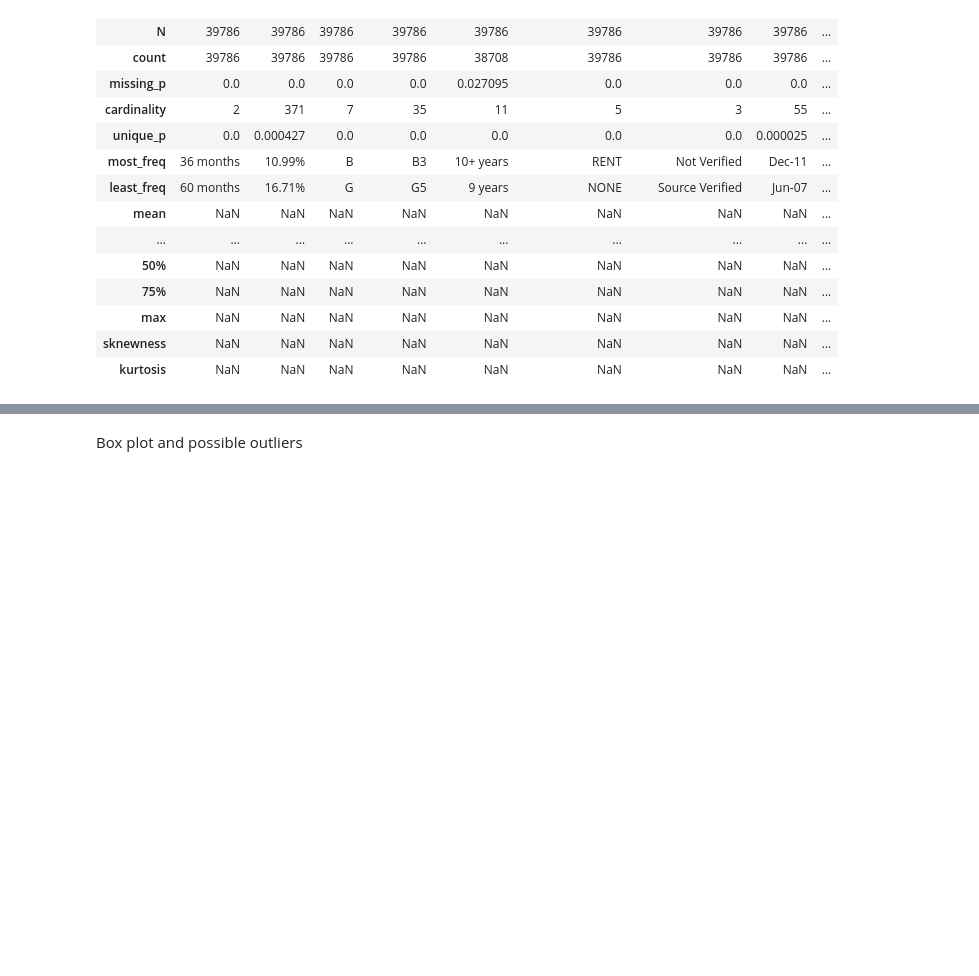
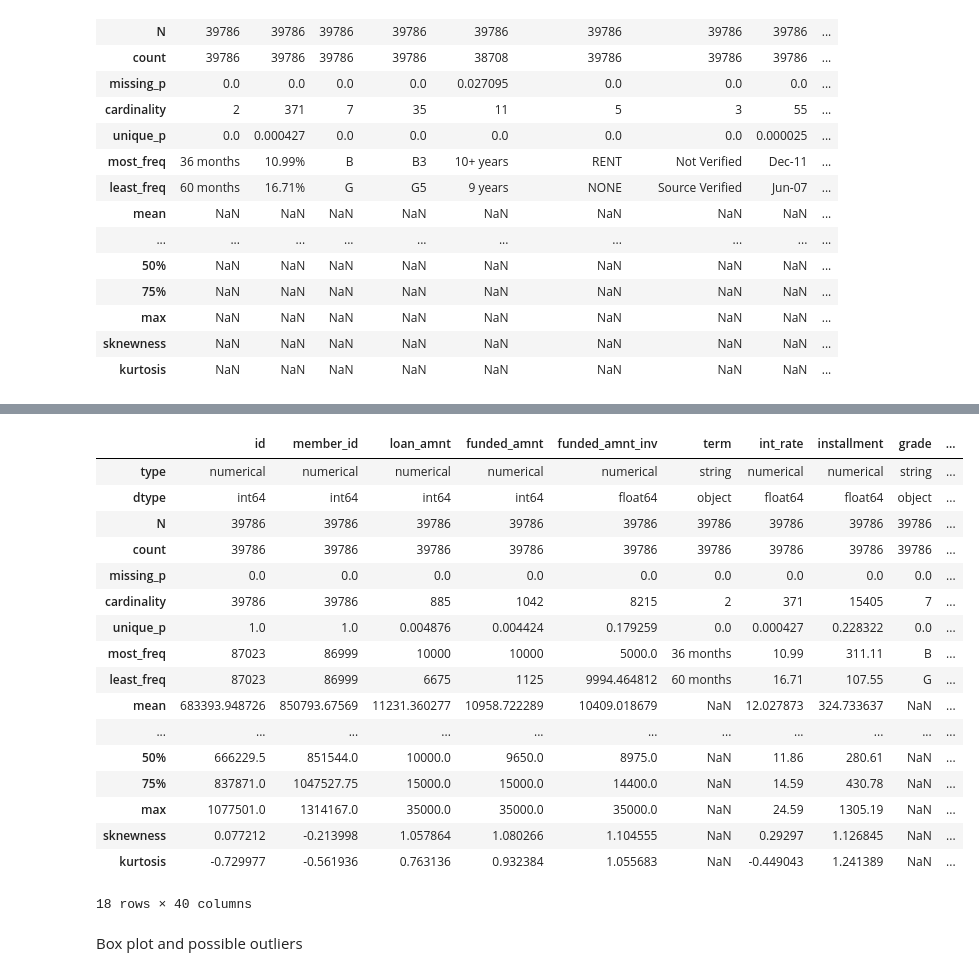
Before and after one commit to fredjgermain/transformation_tp1, a Jupyter notebook: tp1_0.ipynb, the cells around one changed output, grey strips where cells are left out. Drawn from its saved outputs; the diff is of its cells as text; code cells hidden in the pictures; blank space fills up the shorter version.

Commit message:
cleaning & imputation, mostly conversion of percentage and dates

```diff
--- a/tp1_0.ipynb
+++ b/tp1_0.ipynb
@@ -116,17 +115,23 @@ TRANSFORMATIONS
 # %%
 
-df = df_data.copy()
-
-# ! convert percentage int_rate, revol_util
-df['int_rate_'] = convert_percentage(df['int_rate'])
-df['revol_util_'] = convert_percentage(df['revol_util'])
-df['revol_util_']
-
-# ! convert dates last_pymnt_d, last_credit_pull_d, earliest_cr_line, issue_d
-date_varnames = ['last_pymnt_d', 'last_credit_pull_d', 'earliest_cr_line', 'issue_d']
-for c in date_varnames:
-	df[f"_{c}"] = convert_date(df[c])
+df_transformed = df_data.drop(columns=varname_cardinality_1).copy()
 
 
-# ? d1, d2 = df_data[f"_last_pymnt_d"], df_data[f"_earliest_cr_line"]
-# ? delta_month(d1, d2)
+imput_mapper:Dict[str, Callable[[pd.DataFrame, str], pd.Series]]
+
+
+
+transform_mapper:Dict[str, Callable] = {
+	# ! convert string percentage -> numerical percentage
+  'int_rate': lambda df,c: convert_percentage(df[c]),
+  'revol_util' : lambda df,c: convert_percentage(df[c]),
+
+  # ! convert string date -> datetime values
+  'last_pymnt_d': lambda df,c: convert_date(df[c]),
+  'last_credit_pull_d': lambda df,c: convert_date(df[c]),
+  'earliest_cr_line': lambda df,c: convert_date(df[c]),
+  'issue_d': lambda df,c: convert_date(df[c]),
+}
+
+for varname, func in transform_mapper.items():
+	df_transformed[varname] = func(df_transformed, varname)
@@ -133,3 +152,27 @@ for c in date_varnames:
+# %%
+
+# ! Distributional summary after few transformations.
+summary = distributional_summary(df_transformed)
+summary
+# %% [output]
+|  | id | member_id | loan_amnt | funded_amnt | funded_amnt_inv | term | int_rate | installment | grade | ... |
+| type | numerical | numerical | numerical | numerical | numerical | string | numerical | numerical | string | ... |
+| dtype | int64 | int64 | int64 | int64 | float64 | object | float64 | float64 | object | ... |
+| N | 39786 | 39786 | 39786 | 39786 | 39786 | 39786 | 39786 | 39786 | 39786 | ... |
+| count | 39786 | 39786 | 39786 | 39786 | 39786 | 39786 | 39786 | 39786 | 39786 | ... |
+| missing_p | 0.0 | 0.0 | 0.0 | 0.0 | 0.0 | 0.0 | 0.0 | 0.0 | 0.0 | ... |
+| cardinality | 39786 | 39786 | 885 | 1042 | 8215 | 2 | 371 | 15405 | 7 | ... |
+| unique_p | 1.0 | 1.0 | 0.004876 | 0.004424 | 0.179259 | 0.0 | 0.000427 | 0.228322 | 0.0 | ... |
+| most_freq | 87023 | 86999 | 10000 | 10000 | 5000.0 | 36 months | 10.99 | 311.11 | B | ... |
+| least_freq | 87023 | 86999 | 6675 | 1125 | 9994.464812 | 60 months | 16.71 | 107.55 | G | ... |
+| mean | 683393.948726 | 850793.67569 | 11231.360277 | 10958.722289 | 10409.018679 | NaN | 12.027873 | 324.733637 | NaN | ... |
+| ... | ... | ... | ... | ... | ... | ... | ... | ... | ... | ... |
+| 50% | 666229.5 | 851544.0 | 10000.0 | 9650.0 | 8975.0 | NaN | 11.86 | 280.61 | NaN | ... |
+| 75% | 837871.0 | 1047527.75 | 15000.0 | 15000.0 | 14400.0 | NaN | 14.59 | 430.78 | NaN | ... |
+| max | 1077501.0 | 1314167.0 | 35000.0 | 35000.0 | 35000.0 | NaN | 24.59 | 1305.19 | NaN | ... |
+| sknewness | 0.077212 | -0.213998 | 1.057864 | 1.080266 | 1.104555 | NaN | 0.29297 | 1.126845 | NaN | ... |
+| kurtosis | -0.729977 | -0.561936 | 0.763136 | 0.932384 | 1.055683 | NaN | -0.449043 | 1.241389 | NaN | ... |
+18 rows × 40 columns
 # %% [markdown]
 Box plot and possible outliers
 # %%
```
Also changed, not shown: parts of 4 cells of this notebook, 1 other file.
